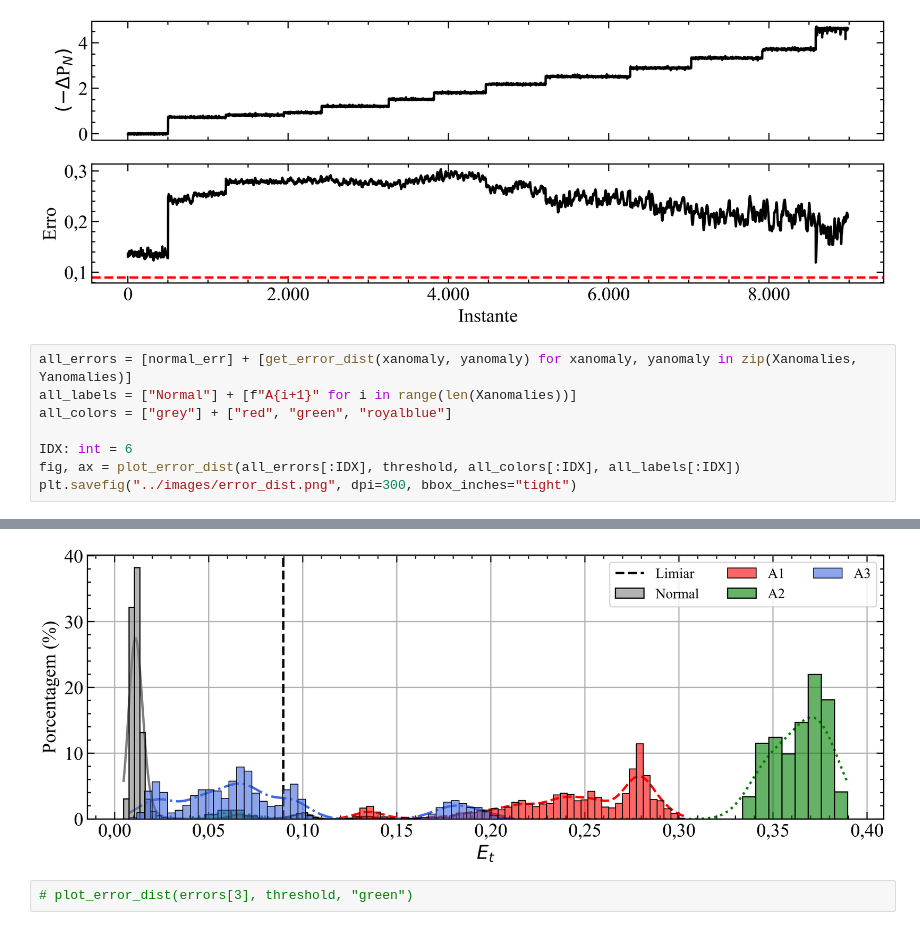
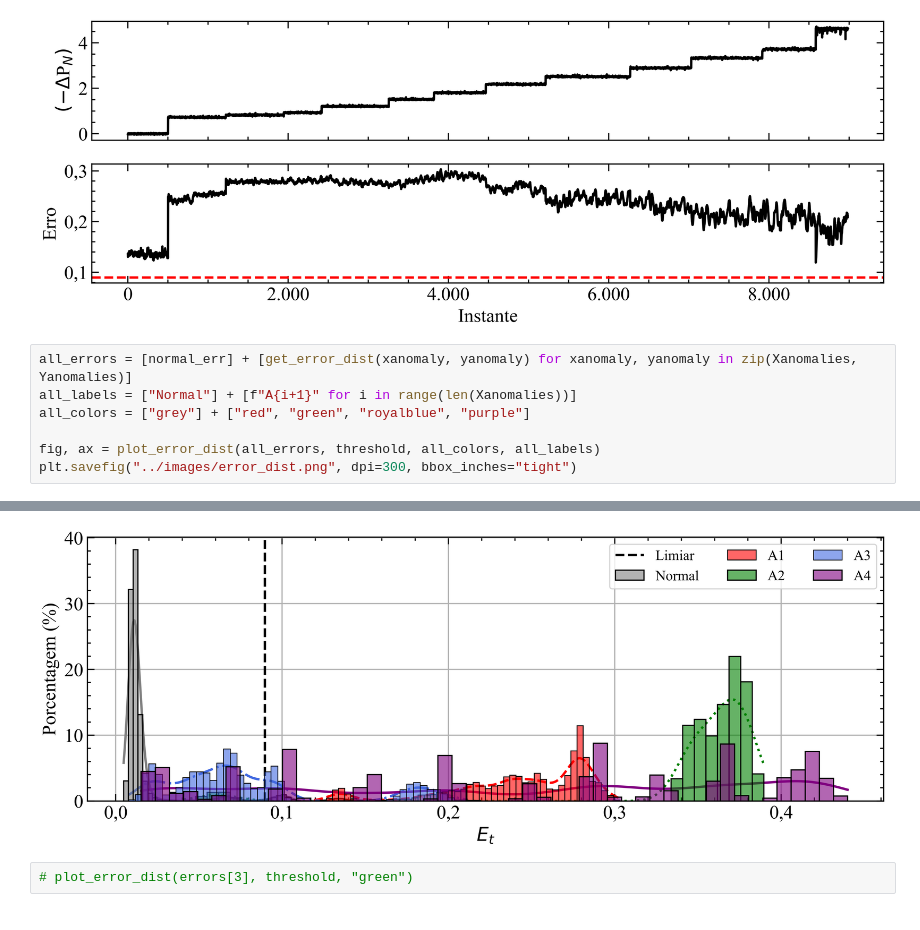
Before and after one commit to ViniMelloeMuller/fluidization-AE, a Jupyter notebook: notebooks/anomalies.ipynb, the cells around one changed output, grey strips where cells are left out. Drawn from its saved outputs; the diff is of its cells as text.

```diff
--- a/notebooks/anomalies.ipynb
+++ b/notebooks/anomalies.ipynb
@@ -234,9 +234,8 @@ Text(0.5, 0, 'Instante')
 # %%
 all_errors = [normal_err] + [get_error_dist(xanomaly, yanomaly) for xanomaly, yanomaly in zip(Xanomalies, Yanomalies)]
 all_labels = ["Normal"] + [f"A{i+1}" for i in range(len(Xanomalies))]
-all_colors = ["grey"] + ["red", "green", "royalblue"]
+all_colors = ["grey"] + ["red", "green", "royalblue", "purple"]
 
-IDX: int = 6
-fig, ax = plot_error_dist(all_errors[:IDX], threshold, all_colors[:IDX], all_labels[:IDX])
+fig, ax = plot_error_dist(all_errors, threshold, all_colors, all_labels)
 plt.savefig("../images/error_dist.png", dpi=300, bbox_inches="tight")
 # %% [output]
@@ -250,9 +249,9 @@ ypred shape: (8665, 20)
 ynorm shape: (7603, 20)
 ypred shape: (7603, 20)
 224/224 ━━━━━━━━━━━━━━━━━━━━ 1s 5ms/step
 ynorm shape: (7159, 20)
 ypred shape: (7159, 20)
-[figure, old version]
+[figure, new version]
 # %%
 # plot_error_dist(errors[3], threshold, "green")
 # %%
```
Also changed, not shown: parts of 1 cell of this notebook, 1 other file.
